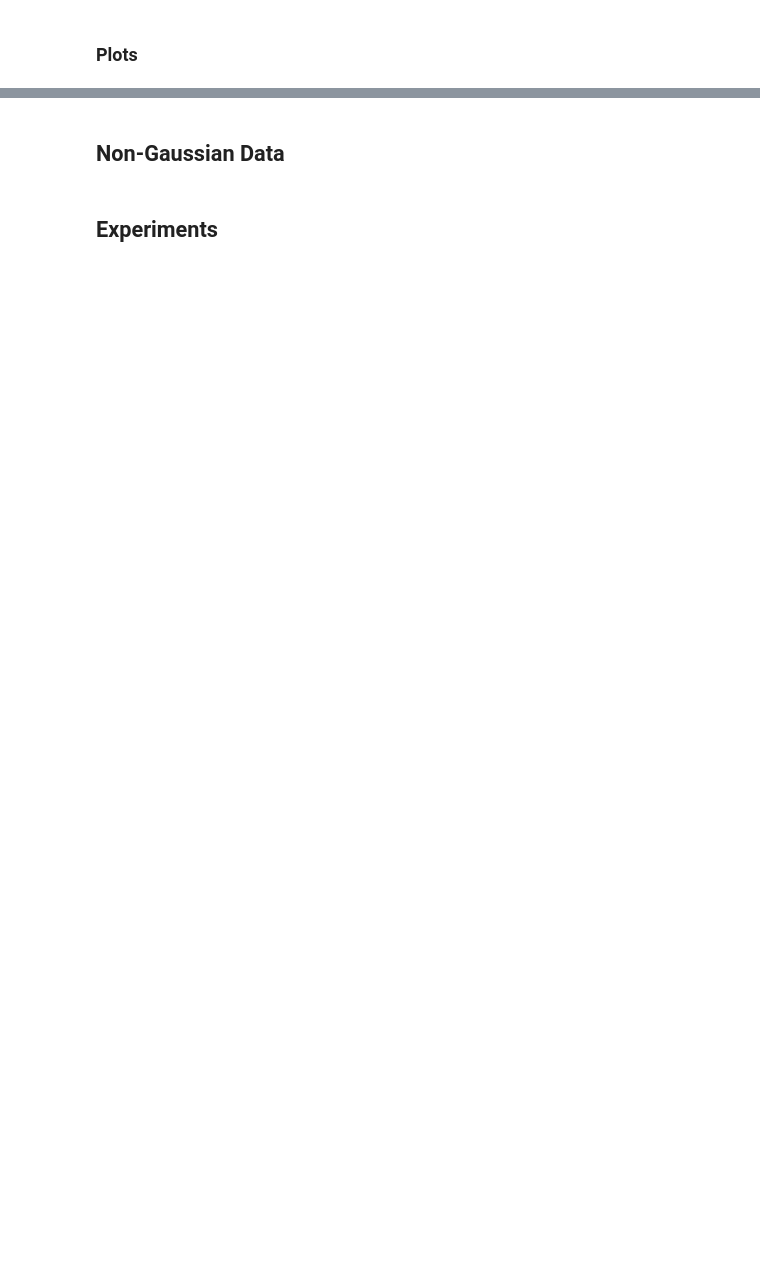
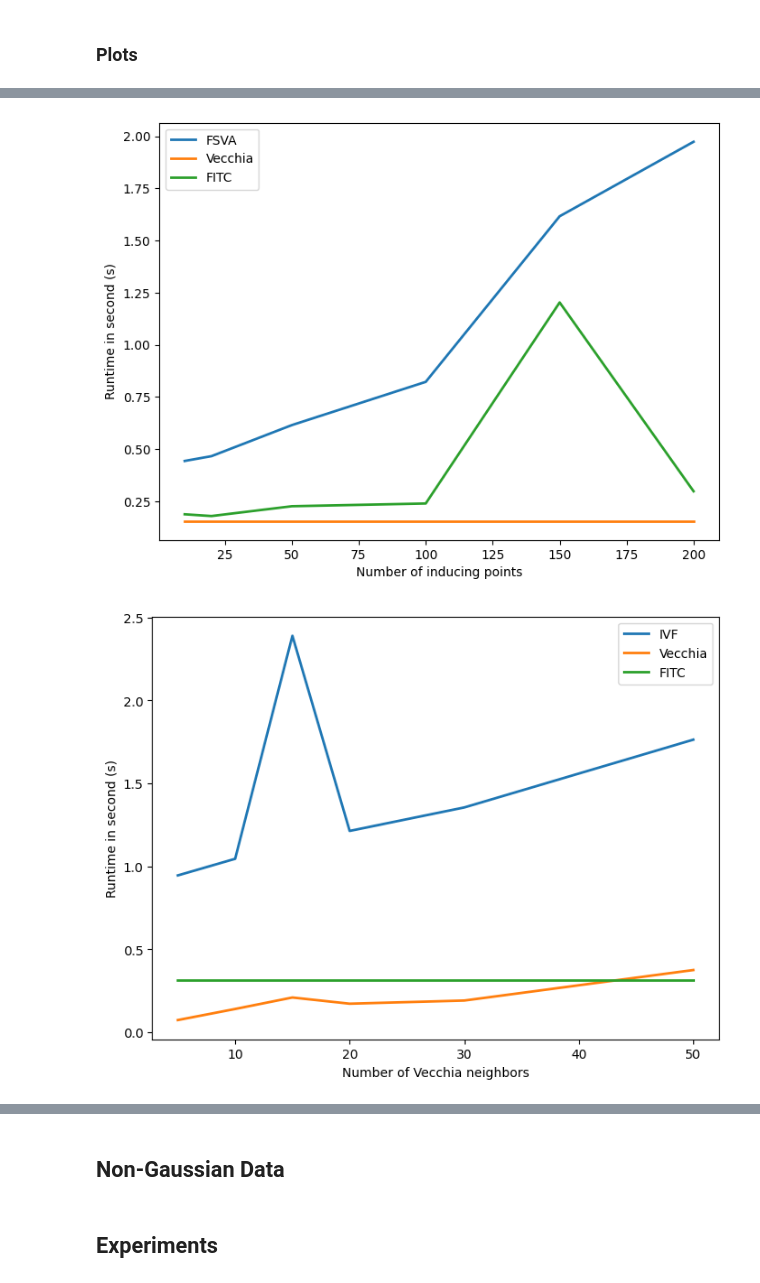
Before and after one commit to TimGyger/FSVA, a Jupyter notebook: Simulation/Runtime.ipynb, the cells around one changed output, grey strips where cells are left out. Saved outputs shown, nothing was run; the diff lists cells and outputs as text; code cells hidden in the pictures; blank space fills up the shorter version.

```diff
--- a/Simulation/Runtime.ipynb
+++ b/Simulation/Runtime.ipynb
@@ -257,0 +493,51 @@ plt.show()
+# %%
+# Plot inducing points
+plt.figure(figsize=(8, 6))
+plt.plot(vector_ind_points, matrix_t_ip, label='FSVA', linewidth=2)
+plt.plot(vector_ind_points, matrix_t_ip_v, label='Vecchia', linewidth=2)
+plt.plot(vector_ind_points, matrix_t_ip_f, label='FITC', linewidth=2)
+
+# Add labels and title
+plt.xlabel('Number of inducing points')
+plt.ylabel('Runtime in second (s)')
+
+# Display the legend
+plt.legend()
+
+# Show the plot
+plt.show()
+
+# Plot Vecchia neighbors
+plt.figure(figsize=(8, 6))
+plt.plot(vector_vecchia, matrix_t_vecchia, label='IVF', linewidth=2)
+plt.plot(vector_vecchia, matrix_t_vecchia_v, label='Vecchia', linewidth=2)
+plt.plot(vector_vecchia, matrix_t_vecchia_f, label='FITC', linewidth=2)
+
+# Add labels and title
+plt.xlabel('Number of Vecchia neighbors')
+plt.ylabel('Runtime in second (s)')
+
+# Display the legend
+plt.legend()
+
+# Show the plot
+plt.show()
+
+# Plot sample size
+plt.figure(figsize=(8, 6))
+plt.plot(vector_n, matrix_t_n, label='IVF', linewidth=2)
+plt.plot(vector_n, matrix_t_n_v, label='Vecchia', linewidth=2)
+plt.plot(vector_n, matrix_t_n_f, label='FITC', linewidth=2)
+
+# Add labels and title
+plt.xlabel('Sample size in thousands')
+plt.ylabel('Runtime in second (s)')
+
+# Display the legend
+plt.legend()
+
+# Show the plot
+plt.show()
+# %% [output]
+[figure, added]
+[figure, added]
```
Also changed, not shown: parts of 23 cells of this notebook, 1 other file.
